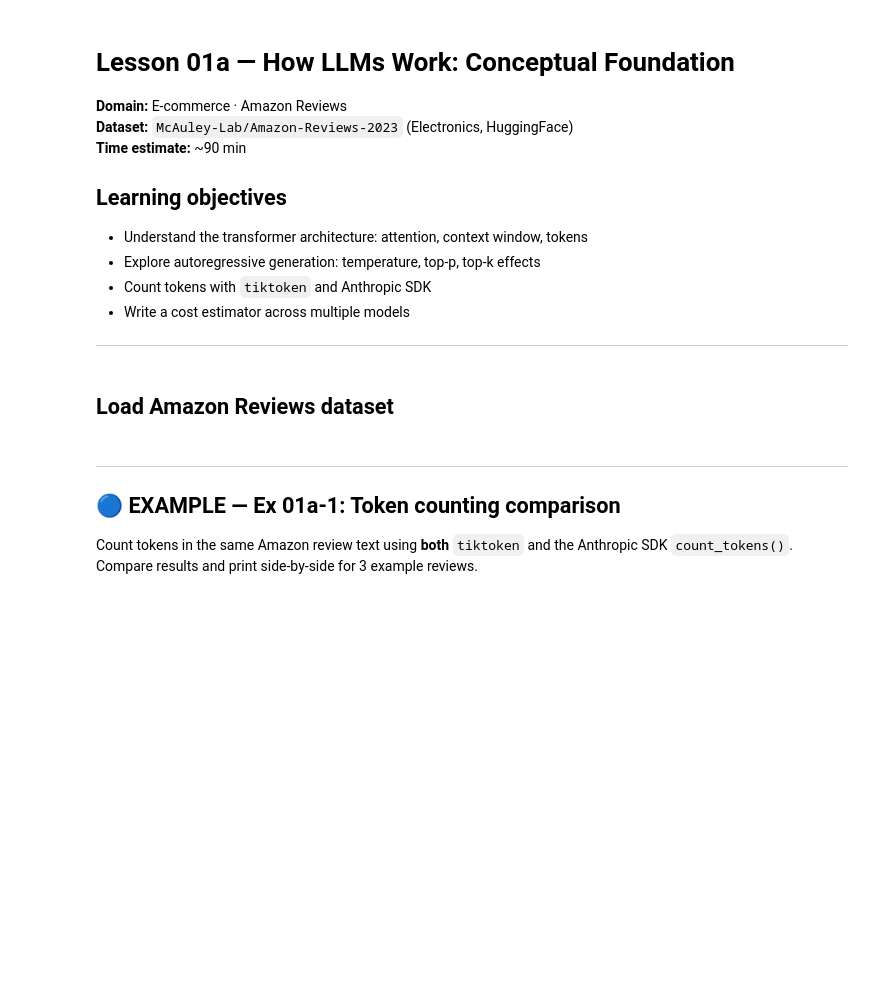
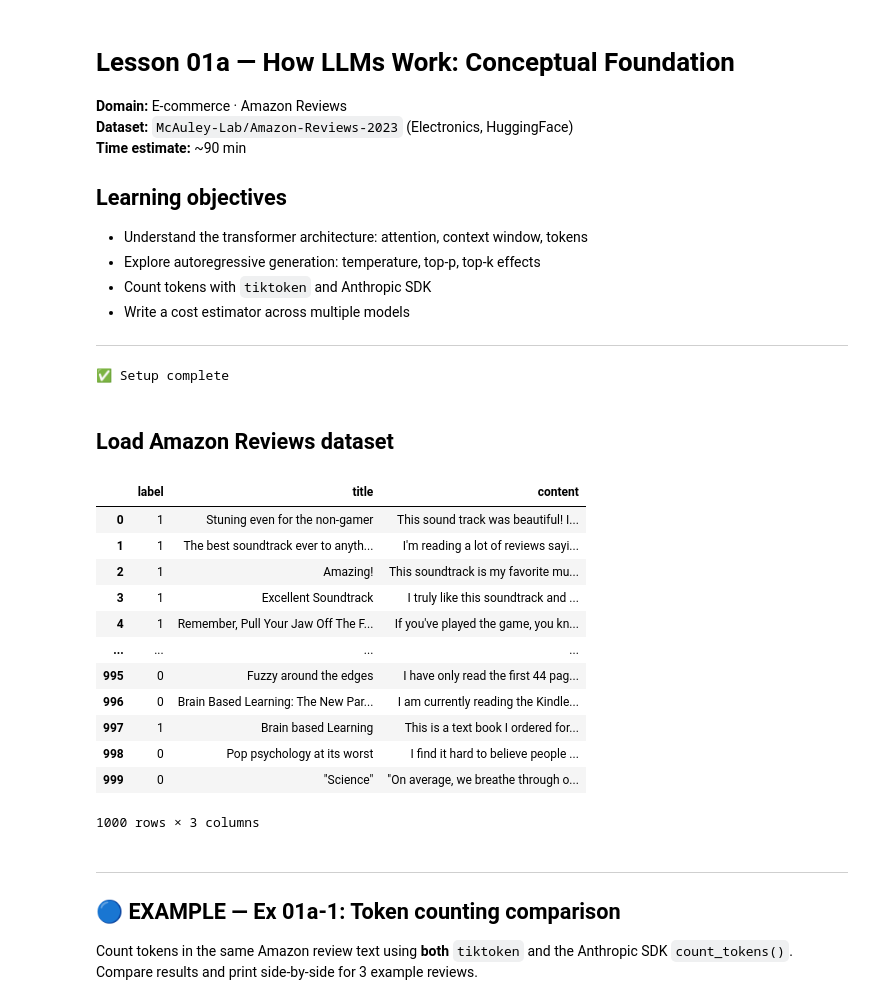
Before and after one commit to gzawadzki/practical-llm-engineering, a Jupyter notebook: modules/module_01_fundamentals/lesson_01a_how_llms_work.ipynb, the cells around one changed output. Cells and saved outputs as stored; diff of their text form; code cells hidden in the pictures; blank space fills up the shorter version.

```diff
--- a/modules/module_01_fundamentals/lesson_01a_how_llms_work.ipynb
+++ b/modules/module_01_fundamentals/lesson_01a_how_llms_work.ipynb
@@ -14,8 +20,4 @@
 # %%
-# ── Setup ────────────────────────────────────────────────────────────
-import sys, os
-sys.path.insert(0, "..")   # so we can import llm_checker from parent dir
-
 import tiktoken
 import numpy as np
 import pandas as pd
@@ -35,8 +37,10 @@ except Exception:
 # Local LM Studio client (no key needed)
 local_client = OpenAI(base_url="http://localhost:1234/v1", api_key="lm-studio")
 
-from llm_checker import check, hint, evaluate, show_exercise, progress
+from utils.llm_checker import check, hint, evaluate, show_exercise, progress
 
 print("✅ Setup complete")
+# %% [output]
+✅ Setup complete
 # %% [markdown]
 ## Load Amazon Reviews dataset
@@ -58,3 +52,19 @@ print(sample[0]["text"][:300])
+# %%
+sample
+# %% [output]
+|  | label | title | content |
+| 0 | 1 | Stuning even for the non-gamer | This sound track was beautiful! I... |
+| 1 | 1 | The best soundtrack ever to anyth... | I'm reading a lot of reviews sayi... |
+| 2 | 1 | Amazing! | This soundtrack is my favorite mu... |
+| 3 | 1 | Excellent Soundtrack | I truly like this soundtrack and ... |
+| 4 | 1 | Remember, Pull Your Jaw Off The F... | If you've played the game, you kn... |
+| ... | ... | ... | ... |
+| 995 | 0 | Fuzzy around the edges | I have only read the first 44 pag... |
+| 996 | 0 | Brain Based Learning: The New Par... | I am currently reading the Kindle... |
+| 997 | 1 | Brain based Learning | This is a text book I ordered for... |
+| 998 | 0 | Pop psychology at its worst | I find it hard to believe people ... |
+| 999 | 0 | "Science" | "On average, we breathe through o... |
+1000 rows × 3 columns
 # %% [markdown]
 ---
 ## 🔵 EXAMPLE — Ex 01a-1: Token counting comparison
```
Also changed, not shown: parts of 11 cells of this notebook.
